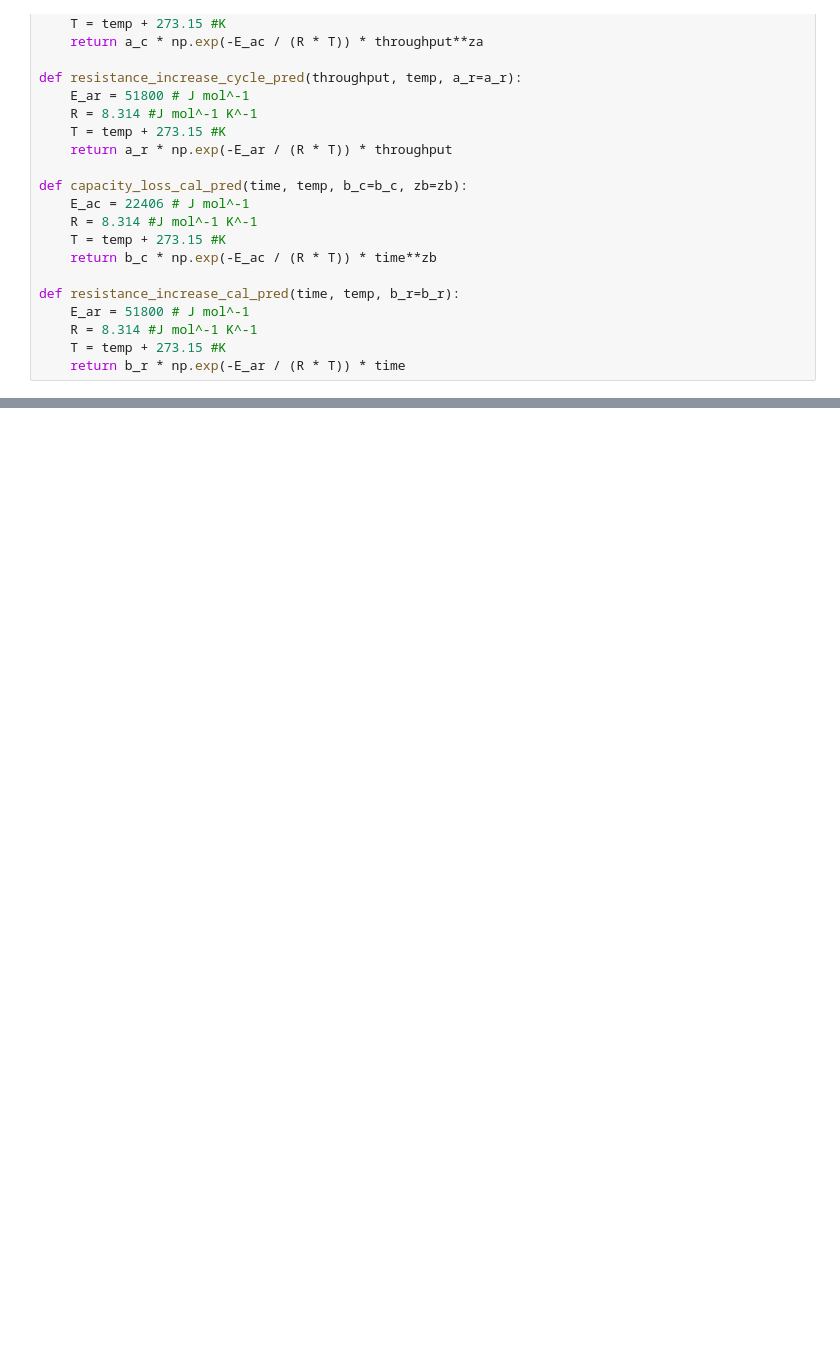
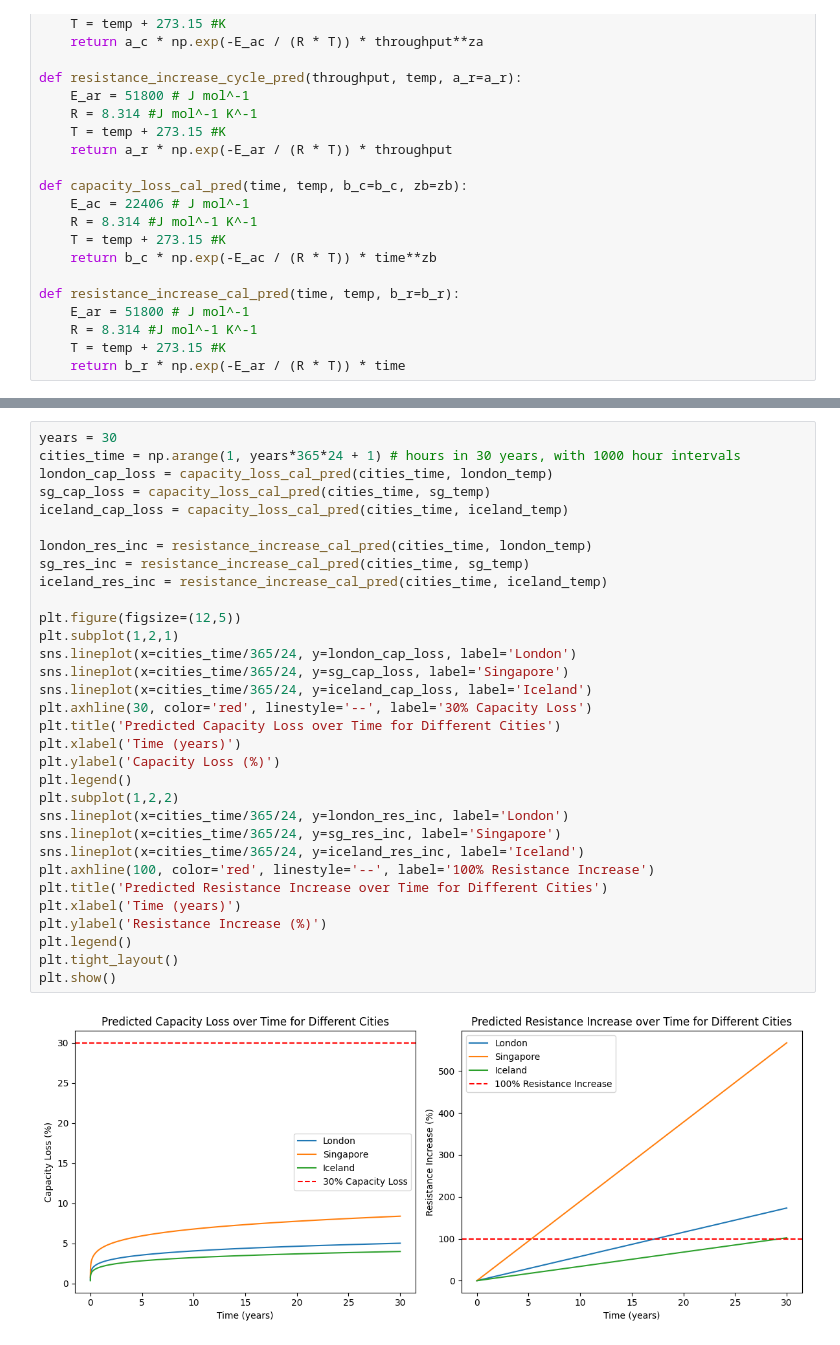
Before and after one commit to m1pan/FCTT, a Jupyter notebook: degradation.ipynb, the cells around one changed output, grey strips where cells are left out. Drawn from its saved outputs; the diff is of its cells as text; blank space fills up the shorter version.

```diff
--- a/degradation.ipynb
+++ b/degradation.ipynb
@@ -282,0 +345,34 @@ b_r: 2128324.043767713
+# %%
+years = 30
+cities_time = np.arange(1, years*365*24 + 1) # hours in 30 years, with 1000 hour intervals
+london_cap_loss = capacity_loss_cal_pred(cities_time, london_temp)
+sg_cap_loss = capacity_loss_cal_pred(cities_time, sg_temp)
+iceland_cap_loss = capacity_loss_cal_pred(cities_time, iceland_temp)
+
+london_res_inc = resistance_increase_cal_pred(cities_time, london_temp)
+sg_res_inc = resistance_increase_cal_pred(cities_time, sg_temp)
+iceland_res_inc = resistance_increase_cal_pred(cities_time, iceland_temp)
+
+plt.figure(figsize=(12,5))
+plt.subplot(1,2,1)
+sns.lineplot(x=cities_time/365/24, y=london_cap_loss, label='London')
+sns.lineplot(x=cities_time/365/24, y=sg_cap_loss, label='Singapore')
+sns.lineplot(x=cities_time/365/24, y=iceland_cap_loss, label='Iceland')
+plt.axhline(30, color='red', linestyle='--', label='30% Capacity Loss')
+plt.title('Predicted Capacity Loss over Time for Different Cities')
+plt.xlabel('Time (years)')
+plt.ylabel('Capacity Loss (%)')
+plt.legend()
+plt.subplot(1,2,2)
+sns.lineplot(x=cities_time/365/24, y=london_res_inc, label='London')
+sns.lineplot(x=cities_time/365/24, y=sg_res_inc, label='Singapore')
+sns.lineplot(x=cities_time/365/24, y=iceland_res_inc, label='Iceland')
+plt.axhline(100, color='red', linestyle='--', label='100% Resistance Increase')
+plt.title('Predicted Resistance Increase over Time for Different Cities')
+plt.xlabel('Time (years)')
+plt.ylabel('Resistance Increase (%)')
+plt.legend()
+plt.tight_layout()
+plt.show()
+# %% [output]
+[figure, added]
```
Also changed, not shown: parts of 14 cells of this notebook.
